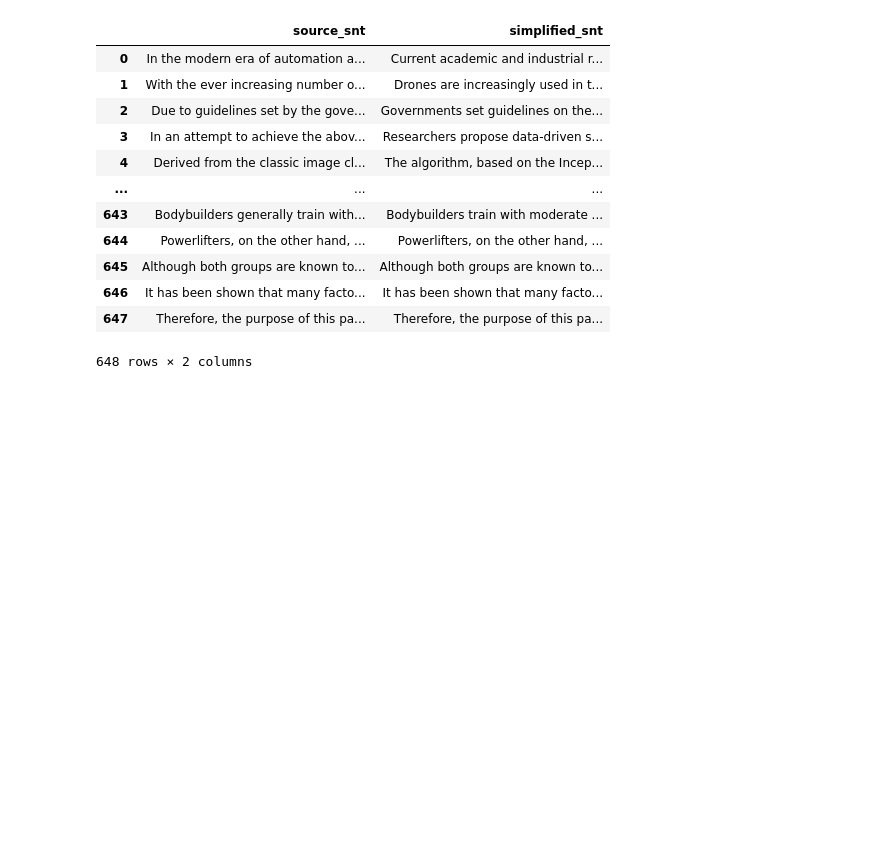
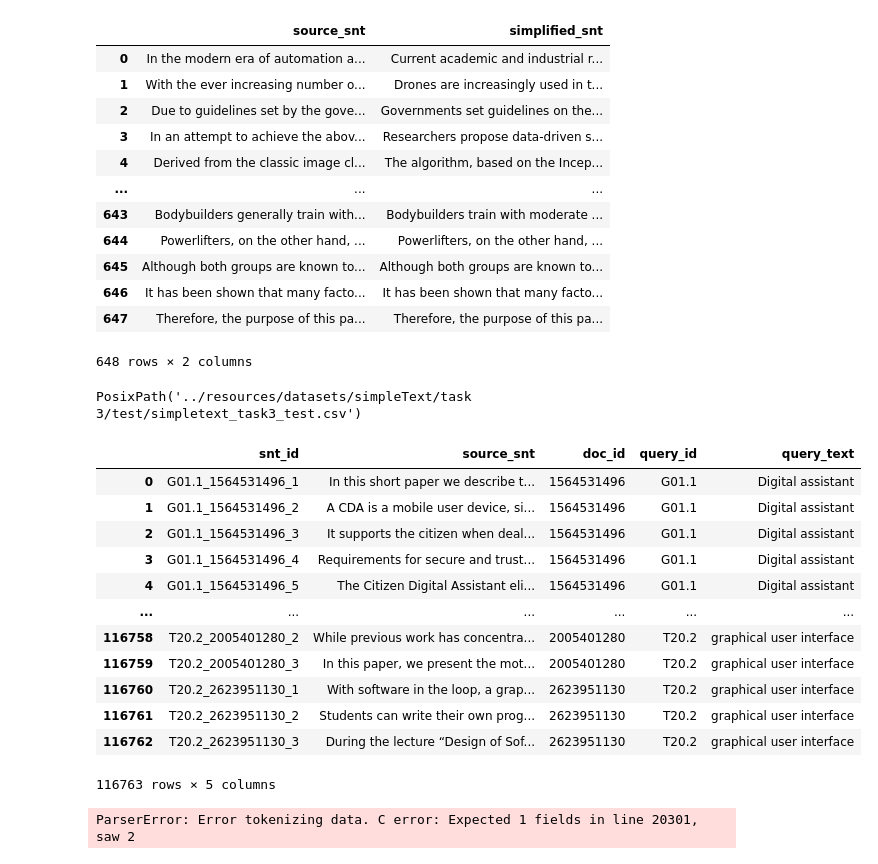
Before and after one commit to Hisarlik/simpleTextCLEF, a Jupyter notebook: notebooks/1. Preprocessing dataset Task 3.ipynb, the cells around one changed output. Saved outputs shown, nothing was run; the diff lists cells and outputs as text; code cells hidden in the pictures; blank space fills up the shorter version.

```diff
--- a/notebooks/1. Preprocessing dataset Task 3.ipynb
+++ b/notebooks/1. Preprocessing dataset Task 3.ipynb
@@ -7,6 +7,7 @@ experiments_root = Path('../resources/datasets')
 simple_text_path = experiments_root / "simpleText"
 simple_text_task3_path = simple_text_path / "task 3"
 simple_text_task3_train_path = simple_text_task3_path / "train"
+simple_text_task3_test_path = simple_text_task3_path / "test"
 # %%
 def save_text_file(path, texts):
     path.parent.mkdir(parents=True, exist_ok=True)
@@ -100,3 +101,26 @@ train_df
 | 646 | It has been shown that many facto... | It has been shown that many facto... |
 | 647 | Therefore, the purpose of this pa... | Therefore, the purpose of this pa... |
 648 rows × 2 columns
+# %%
+test_data_path = simple_text_task3_test_path / "simpletext_task3_test.csv"
+test_data_path
+# %% [output]
+PosixPath('../resources/datasets/simpleText/task 3/test/simpletext_task3_test.csv')
+# %%
+test_data_df = pd.read_csv(test_data_path, usecols=["snt_id", "source_snt", "doc_id", "query_id", "query_text"], dtype={"doc_id":str})
+# %%
+test_data_df
+# %% [output]
+|  | snt_id | source_snt | doc_id | query_id | query_text |
+| 0 | G01.1_1564531496_1 | In this short paper we describe t... | 1564531496 | G01.1 | Digital assistant |
+| 1 | G01.1_1564531496_2 | A CDA is a mobile user device, si... | 1564531496 | G01.1 | Digital assistant |
+| 2 | G01.1_1564531496_3 | It supports the citizen when deal... | 1564531496 | G01.1 | Digital assistant |
+| 3 | G01.1_1564531496_4 | Requirements for secure and trust... | 1564531496 | G01.1 | Digital assistant |
+| 4 | G01.1_1564531496_5 | The Citizen Digital Assistant eli... | 1564531496 | G01.1 | Digital assistant |
+| ... | ... | ... | ... | ... | ... |
+| 116758 | T20.2_2005401280_2 | While previous work has concentra... | 2005401280 | T20.2 | graphical user interface |
+| 116759 | T20.2_2005401280_3 | In this paper, we present the mot... | 2005401280 | T20.2 | graphical user interface |
+| 116760 | T20.2_2623951130_1 | With software in the loop, a grap... | 2623951130 | T20.2 | graphical user interface |
+| 116761 | T20.2_2623951130_2 | Students can write their own prog... | 2623951130 | T20.2 | graphical user interface |
+| 116762 | T20.2_2623951130_3 | During the lecture “Design of Sof... | 2623951130 | T20.2 | graphical user interface |
+116763 rows × 5 columns
@@ -102,0 +130,4 @@ train_df
+# %%
+test = pd.read_csv(simple_text_path / "simpleText.test.complex.txt", sep="\t", header=None)
+# %% [output]
+ParserError: Error tokenizing data. C error: Expected 1 fields in line 20301, saw 2
```
Also changed, not shown: parts of 5 cells of this notebook, 3 other files.
